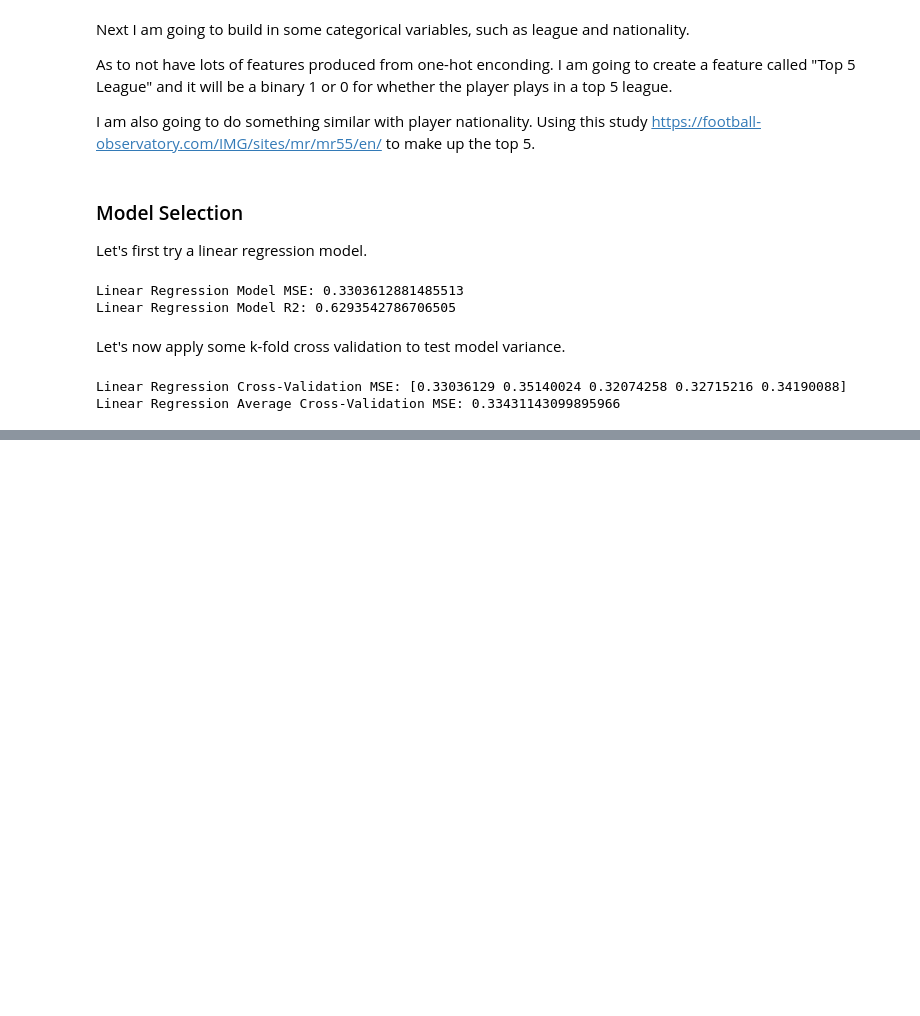
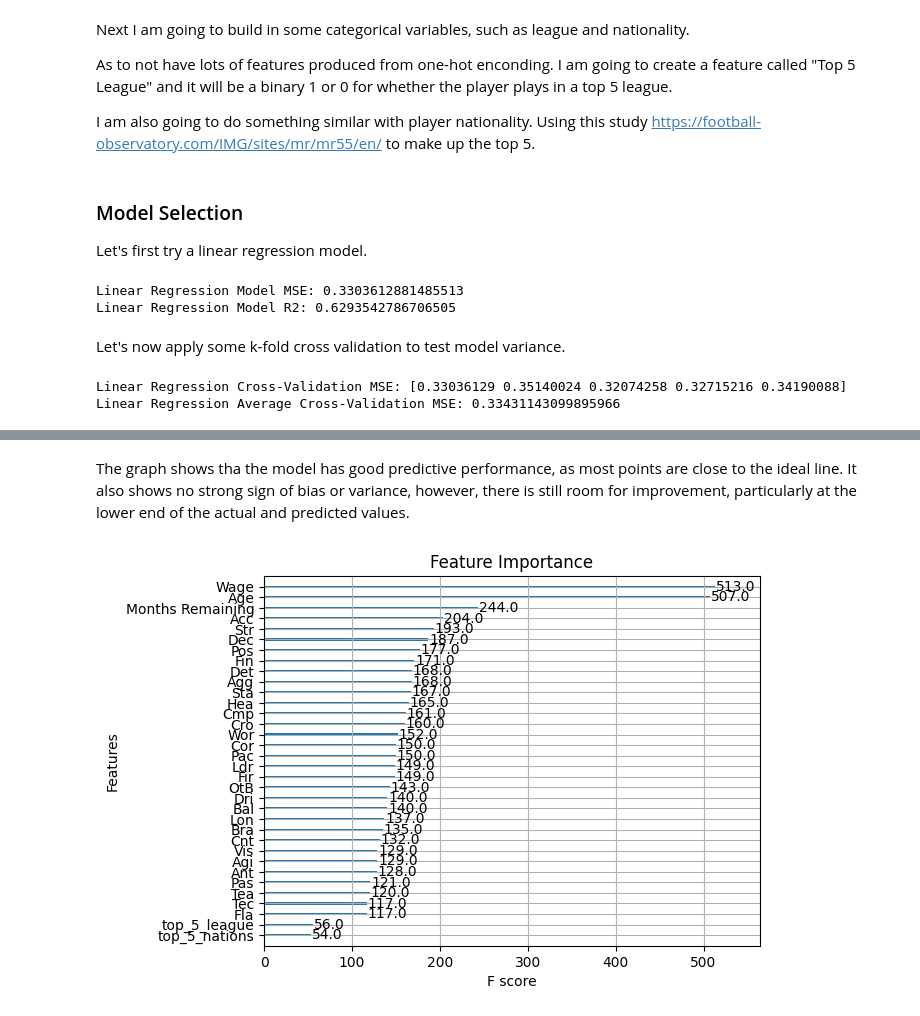
Before and after one commit to louis-porter/FM24_player_valuation_analysis, a Jupyter notebook: FM_player_valuation_analysis.ipynb, the cells around one changed output, grey strips where cells are left out. Cells and saved outputs as stored; diff of their text form; code cells hidden in the pictures; blank space fills up the shorter version.

```diff
--- a/FM_player_valuation_analysis.ipynb
+++ b/FM_player_valuation_analysis.ipynb
@@ -277,0 +362,12 @@ The linear regression model shows little evidence of variance, with very similar
+# %% [markdown]
+The graph shows tha the model has good predictive performance, as most points are close to the ideal line. It also shows no strong sign of bias or variance, however, there is still room for improvement, particularly at the lower end of the actual and predicted values.
+# %%
+# Plotting a graph to display the feature importance
+from xgboost import plot_importance
+
+# Plot feature importance
+plot_importance(best_model)
+plt.title('Feature Importance')
+plt.show()
+# %% [output]
+[figure, added]
```
Also changed, not shown: parts of 12 cells of this notebook.
